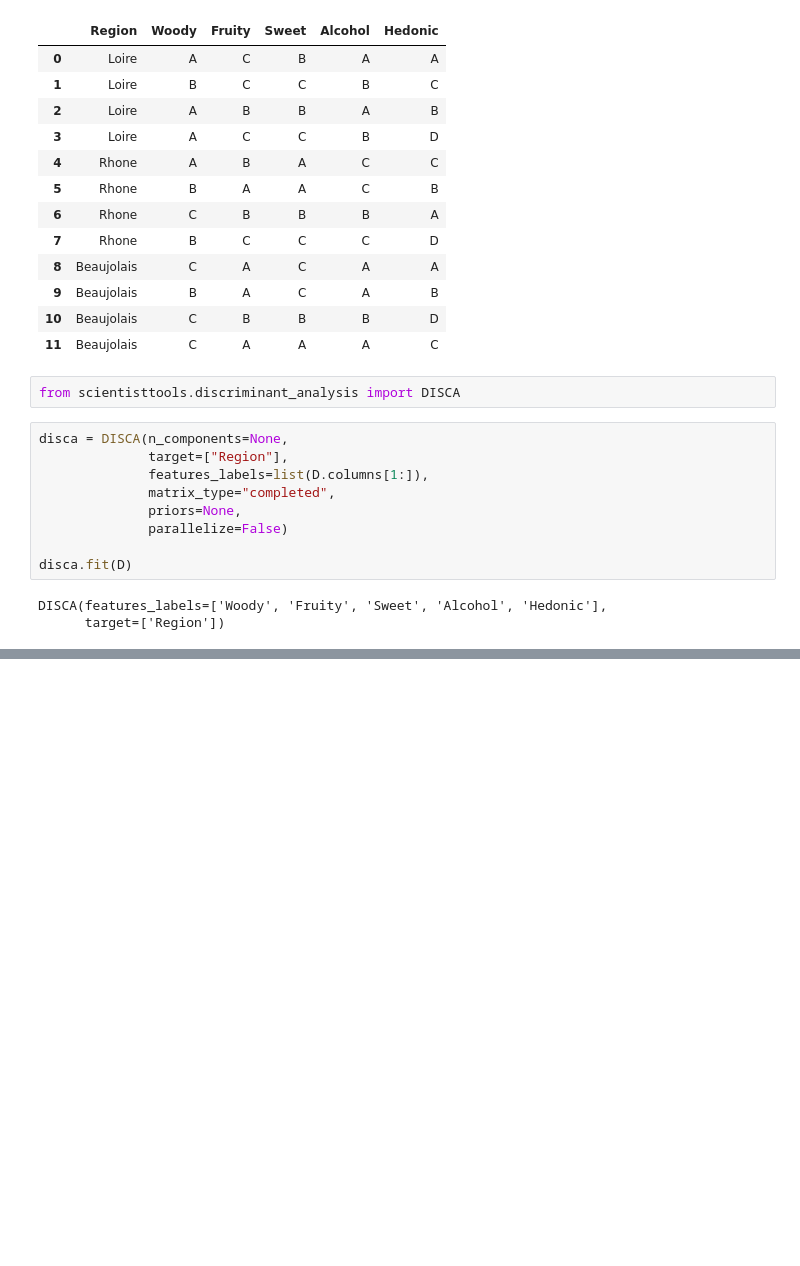
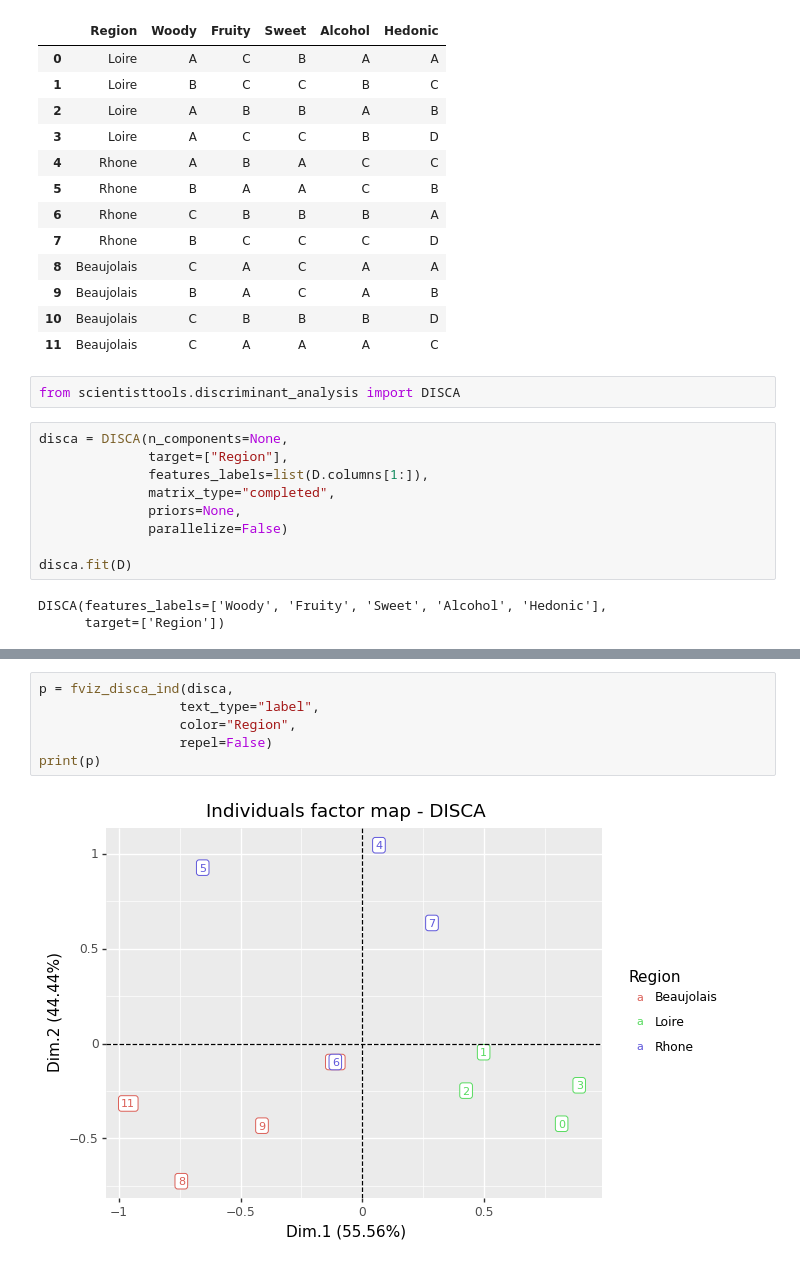
Before and after one commit to enfantbenidedieu/scientisttools, a Jupyter notebook: disca2_example.ipynb, the cells around one changed output, grey strips where cells are left out. Saved outputs shown, nothing was run; the diff lists cells and outputs as text; blank space fills up the shorter version.

```diff
--- a/disca2_example.ipynb
+++ b/disca2_example.ipynb
@@ -45,0 +48,8 @@ print(p)
+# %%
+p = fviz_disca_ind(disca,
+                  text_type="label",
+                  color="Region",
+                  repel=False)
+print(p)
+# %% [output]
+[figure, added]
```
Also changed, not shown: parts of 2 cells of this notebook, 3 other files.
